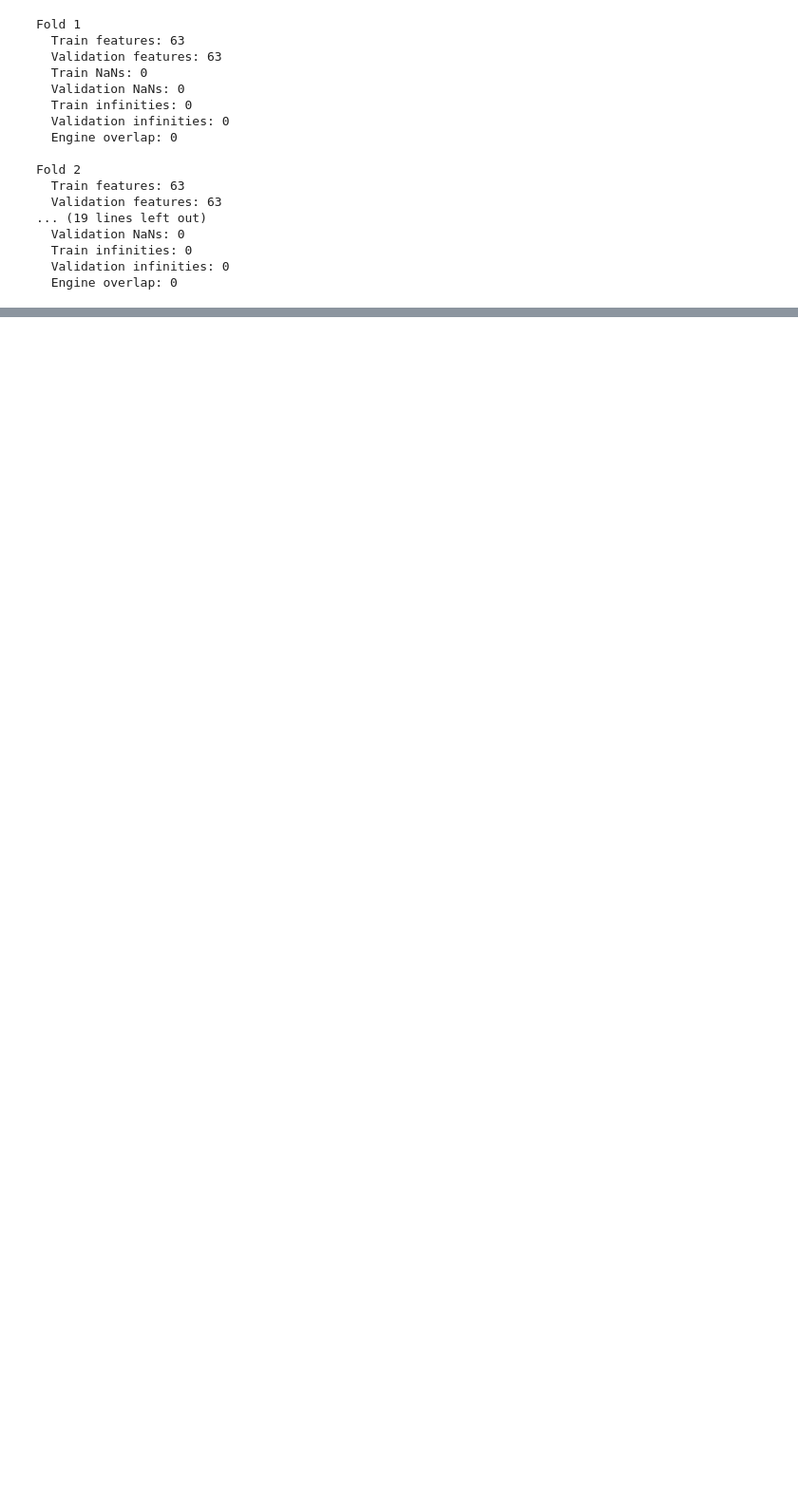
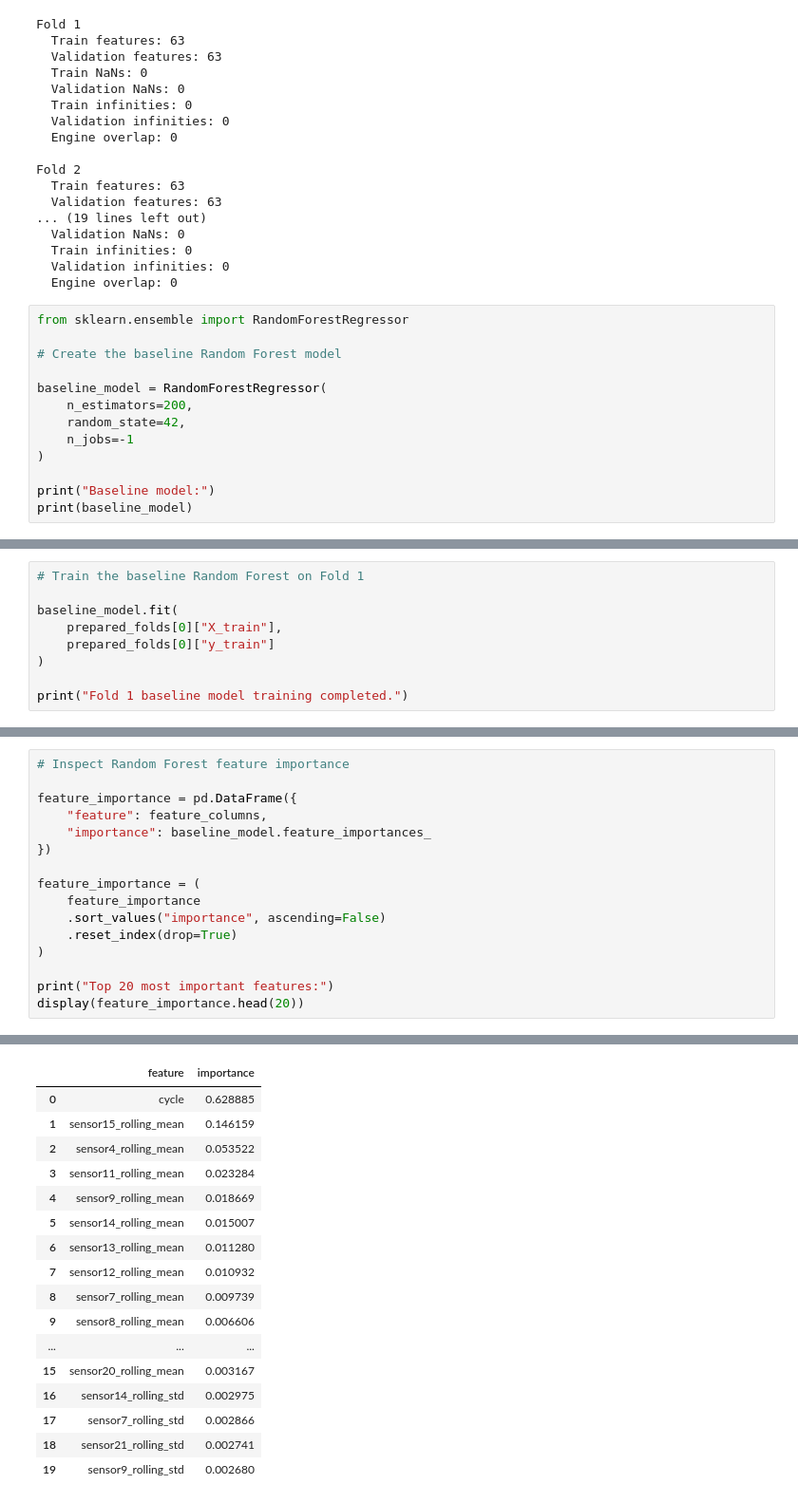
Before and after one commit to Susenther/Predictive_maintenance_RUL_prediction, a Jupyter notebook: notebooks/Predictive_Maintenance_RUL.ipynb, the cells around one changed output, grey strips where cells are left out. Shown at 95% size. Cells and saved outputs as stored; diff of their text form; blank space fills up the shorter version.

```diff
--- a/notebooks/Predictive_Maintenance_RUL.ipynb
+++ b/notebooks/Predictive_Maintenance_RUL.ipynb
@@ -1482,3 +1482,16 @@ Fold 2
   Train infinities: 0
   Validation infinities: 0
   Engine overlap: 0
+# %%
+from sklearn.ensemble import RandomForestRegressor
+
+# Create the baseline Random Forest model
+
+baseline_model = RandomForestRegressor(
+    n_estimators=200,
+    random_state=42,
+    n_jobs=-1
+)
+
+print("Baseline model:")
+print(baseline_model)
@@ -1484,0 +1501,9 @@ Fold 2
+# %%
+# Train the baseline Random Forest on Fold 1
+
+baseline_model.fit(
+    prepared_folds[0]["X_train"],
+    prepared_folds[0]["y_train"]
+)
+
+print("Fold 1 baseline model training completed.")
@@ -1484,0 +1849,17 @@ Fold 2
+# %%
+# Inspect Random Forest feature importance
+
+feature_importance = pd.DataFrame({
+    "feature": feature_columns,
+    "importance": baseline_model.feature_importances_
+})
+
+feature_importance = (
+    feature_importance
+    .sort_values("importance", ascending=False)
+    .reset_index(drop=True)
+)
+
+print("Top 20 most important features:")
+display(feature_importance.head(20))
+# %% [output]
@@ -1484,0 +1867,17 @@ Fold 2
+|  | feature | importance |
+| 0 | cycle | 0.628885 |
+| 1 | sensor15_rolling_mean | 0.146159 |
+| 2 | sensor4_rolling_mean | 0.053522 |
+| 3 | sensor11_rolling_mean | 0.023284 |
+| 4 | sensor9_rolling_mean | 0.018669 |
+| 5 | sensor14_rolling_mean | 0.015007 |
+| 6 | sensor13_rolling_mean | 0.011280 |
+| 7 | sensor12_rolling_mean | 0.010932 |
+| 8 | sensor7_rolling_mean | 0.009739 |
+| 9 | sensor8_rolling_mean | 0.006606 |
+| ... | ... | ... |
+| 15 | sensor20_rolling_mean | 0.003167 |
+| 16 | sensor14_rolling_std | 0.002975 |
+| 17 | sensor7_rolling_std | 0.002866 |
+| 18 | sensor21_rolling_std | 0.002741 |
+| 19 | sensor9_rolling_std | 0.002680 |
```
Also changed, not shown: parts of 15 cells of this notebook.
